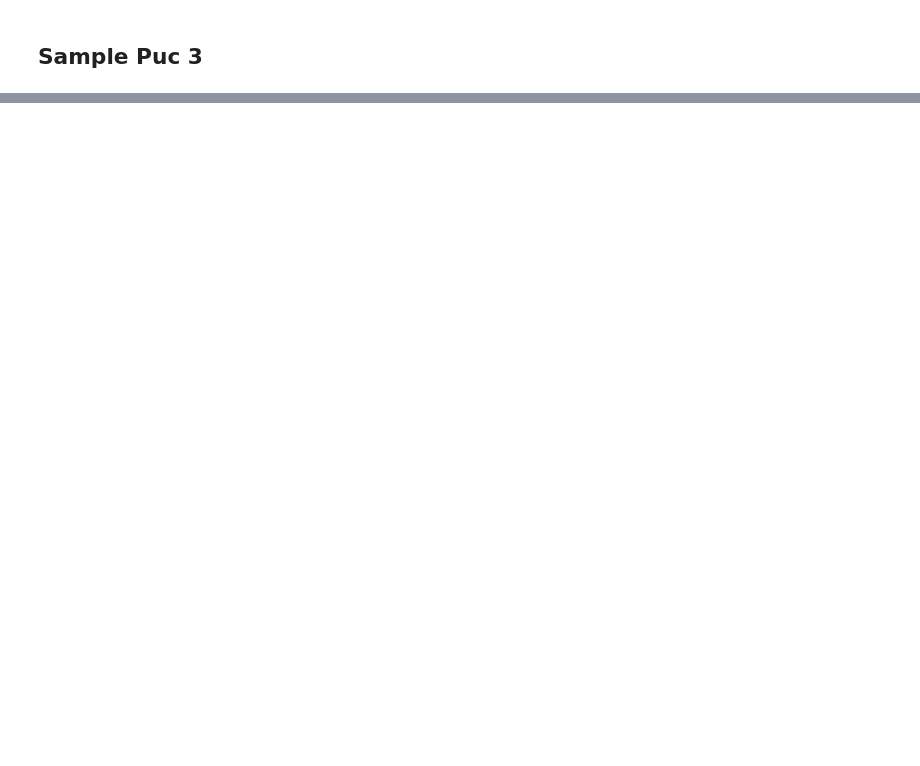
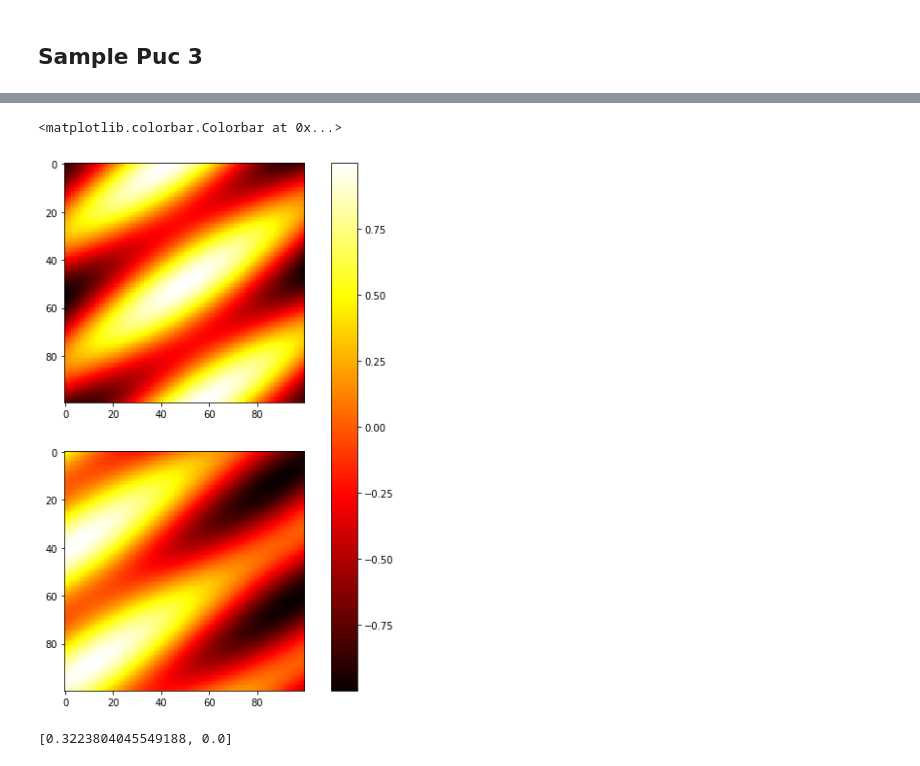
Before and after one commit to chwilko/CSoS, a Jupyter notebook: Python3/Task_list_2/Data_analysis.ipynb, the cells around one changed output, grey strips where cells are left out. Saved outputs shown, nothing was run; the diff lists cells and outputs as text; code cells hidden in the pictures; blank space fills up the shorter version.

```diff
--- a/Python3/Task_list_2/Data_analysis.ipynb
+++ b/Python3/Task_list_2/Data_analysis.ipynb
@@ -173,0 +266,17 @@ ax[1, 1].plot(np.log(t), np.log(-np.log(np.abs(Re))));
+# %%
+T1 = np.arange(-5,5, 0.1)
+T2 = np.arange(-5,5, 0.1)
+mh = multivate_characteristic_r_i_2_dim(T1, T2, MA)
+# %%
+fig, ax = plt.subplots(nrows = 2, ncols = 1, figsize = (Image_width, Image_width))
+
+ax[0].imshow(mh[0], cmap='hot', interpolation='nearest');
+c = ax[1].imshow(mh[1], cmap='hot', interpolation='nearest');
+fig.colorbar(c, ax=ax)
+# %% [output]
+<matplotlib.colorbar.Colorbar at 0x...>
+[figure, added]
+# %%
+tau_2_dim(MA)
+# %% [output]
+[0.3223804045549188, 0.0]
```
Also changed, not shown: parts of 18 cells of this notebook, 5 other files.
